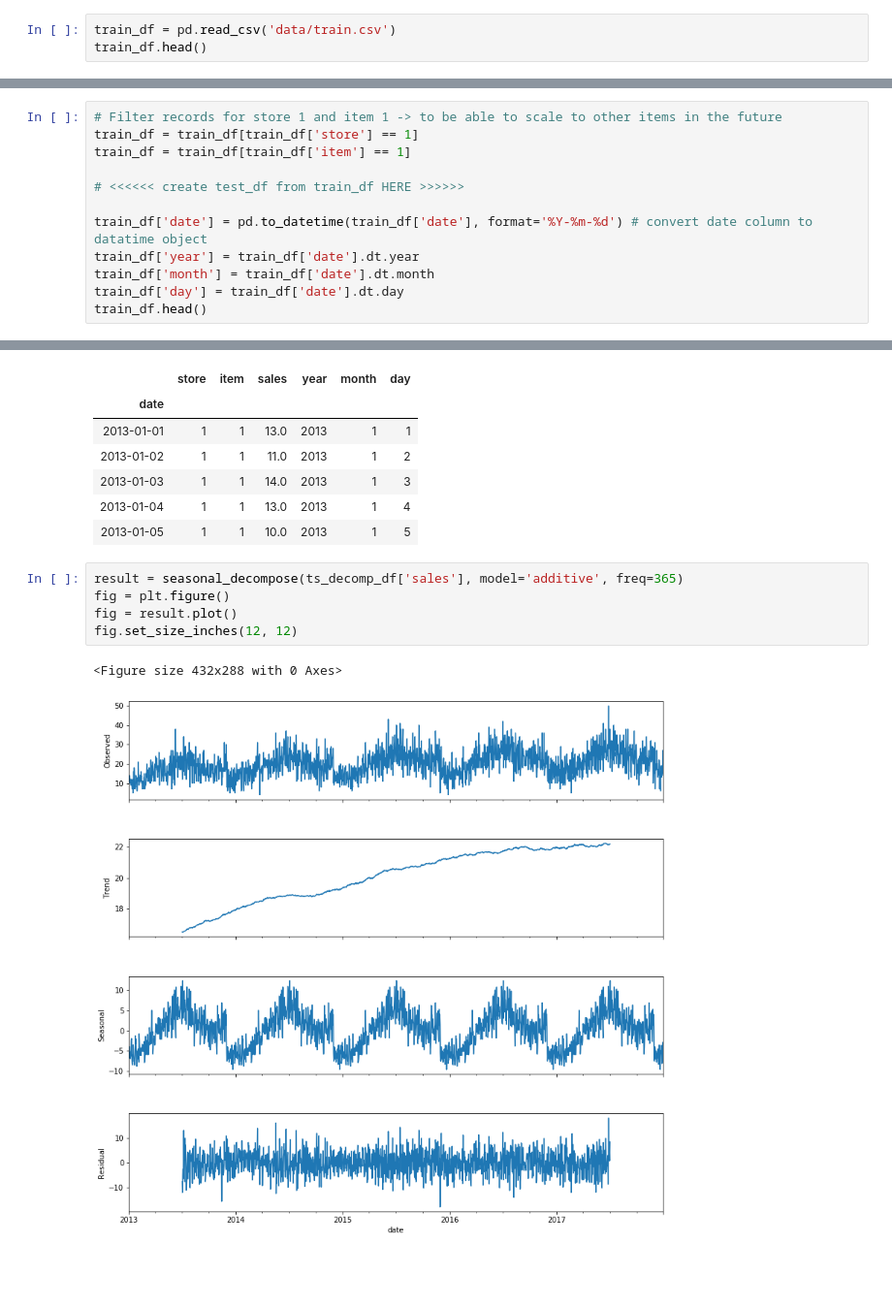
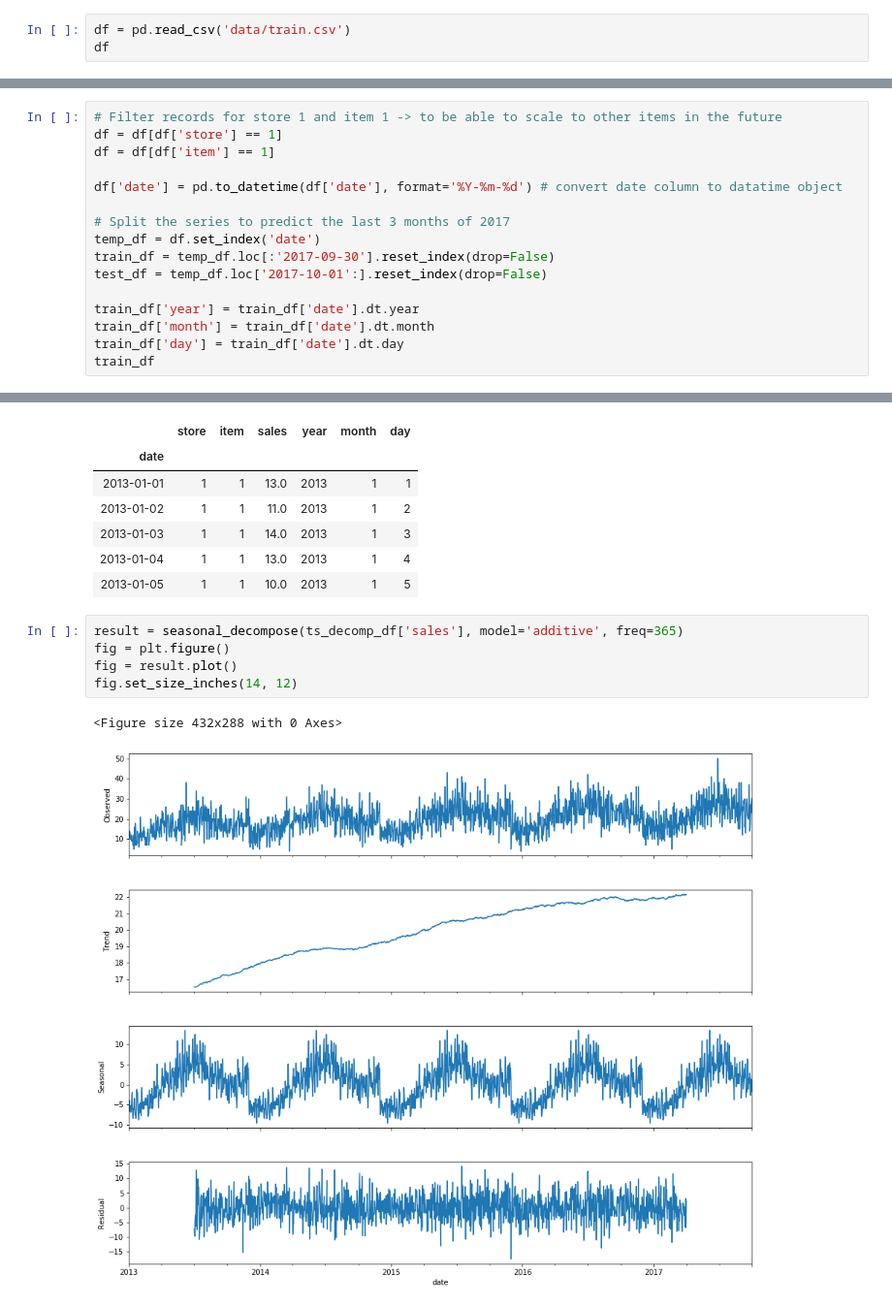
Before and after one commit to akshitvjain/product-sales-forecasting, a Jupyter notebook: notebook-sales-demand-forecasting.ipynb, the cells around one changed output, grey strips where cells are left out. Shown: that part at 97% size. Drawn from its saved outputs; the diff is of its cells as text; blank space fills up the shorter version.

```diff
--- a/notebook-sales-demand-forecasting.ipynb
+++ b/notebook-sales-demand-forecasting.ipynb
@@ -14,8 +14,8 @@ import numpy as np
 import seaborn as sn
 from statsmodels.tsa.seasonal import seasonal_decompose
 # %%
-train_df = pd.read_csv('data/train.csv')
-train_df.head()
+df = pd.read_csv('data/train.csv')
+df
 # %% [output]
 |  | date | store | item | sales |
 | 0 | 2013-01-01 | 1 | 1 | 13 |
@@ -34,15 +45,19 @@ dtype: int64
 # %%
 # Filter records for store 1 and item 1 -> to be able to scale to other items in the future
-train_df = train_df[train_df['store'] == 1]
-train_df = train_df[train_df['item'] == 1]
+df = df[df['store'] == 1]
+df = df[df['item'] == 1]
 
-# <<<<<< create test_df from train_df HERE >>>>>>
+df['date'] = pd.to_datetime(df['date'], format='%Y-%m-%d') # convert date column to datatime object
 
-train_df['date'] = pd.to_datetime(train_df['date'], format='%Y-%m-%d') # convert date column to datatime object
+# Split the series to predict the last 3 months of 2017
+temp_df = df.set_index('date')
+train_df = temp_df.loc[:'2017-09-30'].reset_index(drop=False)
+test_df = temp_df.loc['2017-10-01':].reset_index(drop=False)
+
 train_df['year'] = train_df['date'].dt.year
 train_df['month'] = train_df['date'].dt.month
 train_df['day'] = train_df['date'].dt.day
-train_df.head()
+train_df
 # %% [output]
 |  | date | store | item | sales | year | month | day |
 | 0 | 2013-01-01 | 1 | 1 | 13 | 2013 | 1 | 1 |
@@ -114,8 +160,8 @@ ts_decomp_df.head()
 # %%
 result = seasonal_decompose(ts_decomp_df['sales'], model='additive', freq=365)
 fig = plt.figure()
 fig = result.plot()
-fig.set_size_inches(12, 12)
+fig.set_size_inches(14, 12)
 # %% [output]
 <Figure size 432x288 with 0 Axes>
-[figure, old version]
+[figure, new version]
```
Also changed, not shown: parts of 14 cells of this notebook.
